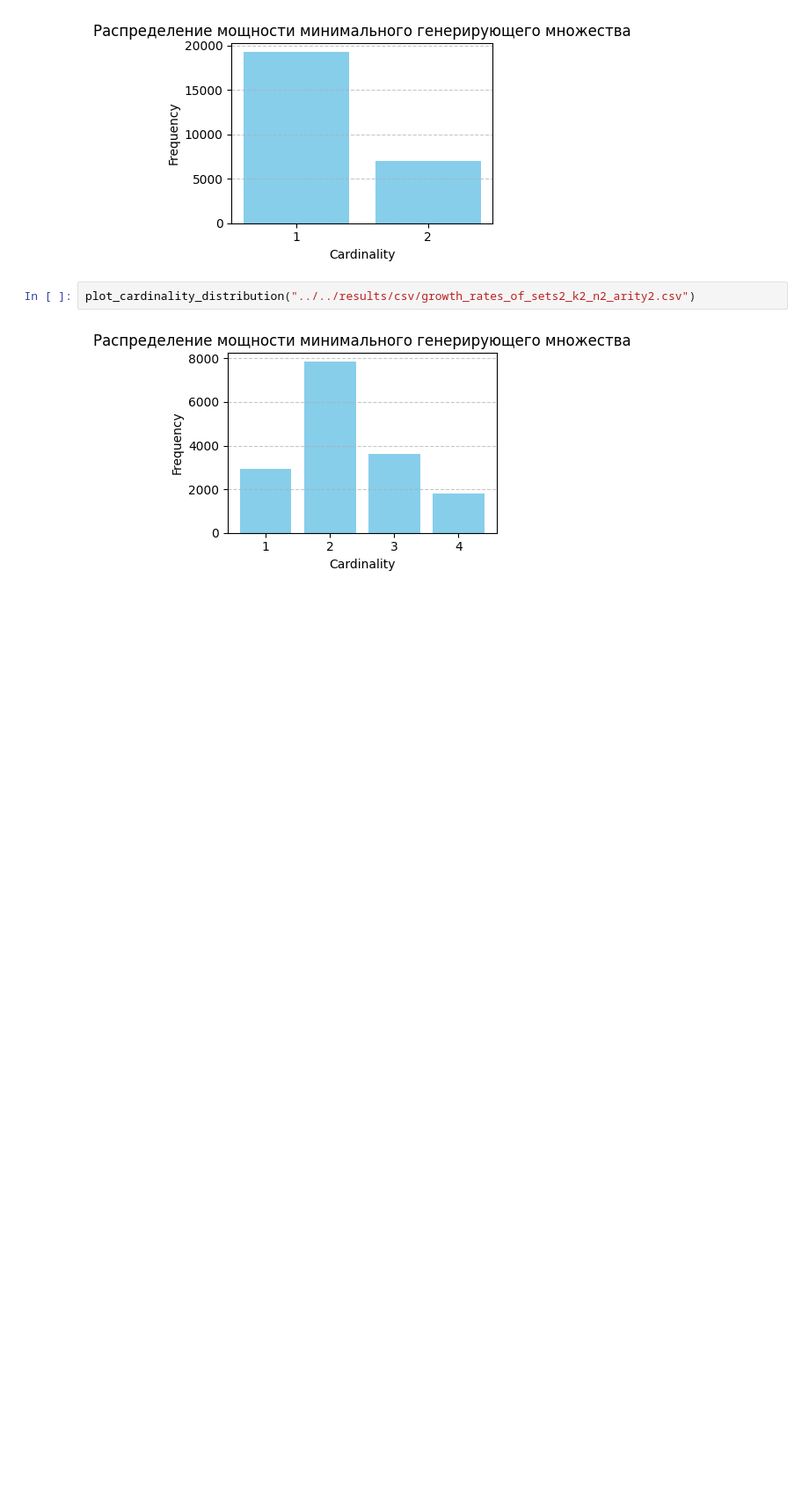
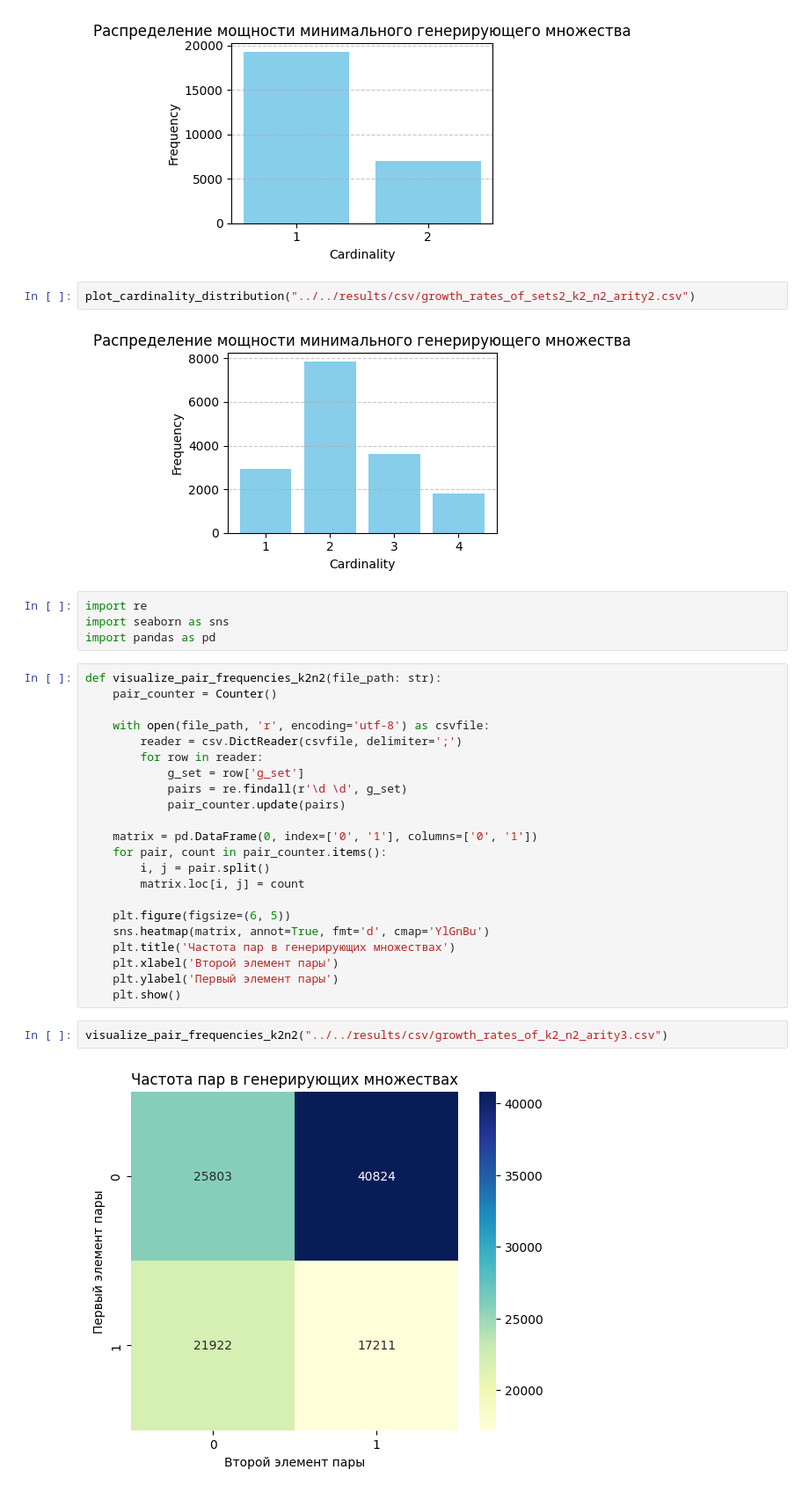
Before and after one commit to frayzkilla/Multioperations-Growth-Rates, a Jupyter notebook: src/data_analysis/main.ipynb, the cells around one changed output. Shown at 88% size. Saved outputs shown, nothing was run; the diff lists cells and outputs as text; blank space fills up the shorter version.

Commit message:
updated analytics - added heatmaps for k2 n2

```diff
--- a/src/data_analysis/main.ipynb
+++ b/src/data_analysis/main.ipynb
@@ -45,3 +45,33 @@ plot_cardinality_distribution("../../results/csv/growth_rates_of_sets2_k2_n1_ari
 plot_cardinality_distribution("../../results/csv/growth_rates_of_sets2_k2_n2_arity2.csv")
 # %% [output]
 [figure]
+# %%
+import re
+import seaborn as sns
+import pandas as pd
+# %%
+def visualize_pair_frequencies_k2n2(file_path: str):
+    pair_counter = Counter()
+
+    with open(file_path, 'r', encoding='utf-8') as csvfile:
+        reader = csv.DictReader(csvfile, delimiter=';')
+        for row in reader:
+            g_set = row['g_set']
+            pairs = re.findall(r'\d \d', g_set)
+            pair_counter.update(pairs)
+
+    matrix = pd.DataFrame(0, index=['0', '1'], columns=['0', '1'])
+    for pair, count in pair_counter.items():
+        i, j = pair.split()
+        matrix.loc[i, j] = count
+
+    plt.figure(figsize=(6, 5))
+    sns.heatmap(matrix, annot=True, fmt='d', cmap='YlGnBu')
+    plt.title('Частота пар в генерирующих множествах')
+    plt.xlabel('Второй элемент пары')
+    plt.ylabel('Первый элемент пары')
+    plt.show()
+# %%
+visualize_pair_frequencies_k2n2("../../results/csv/growth_rates_of_k2_n2_arity3.csv")
+# %% [output]
+[figure, added]
```
Also changed, not shown: parts of 1 cell of this notebook.
